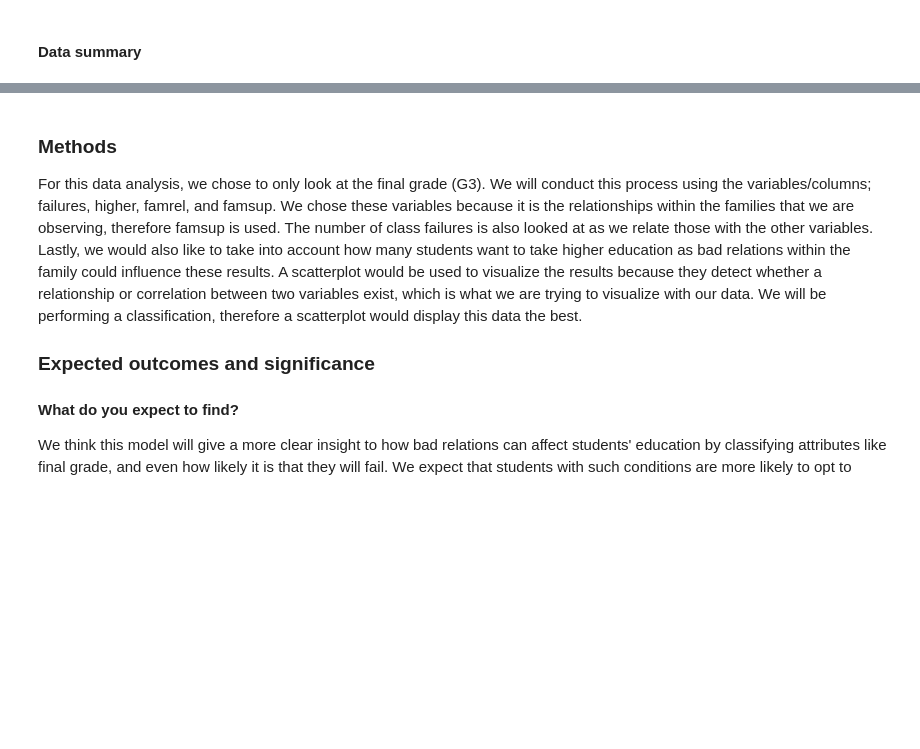
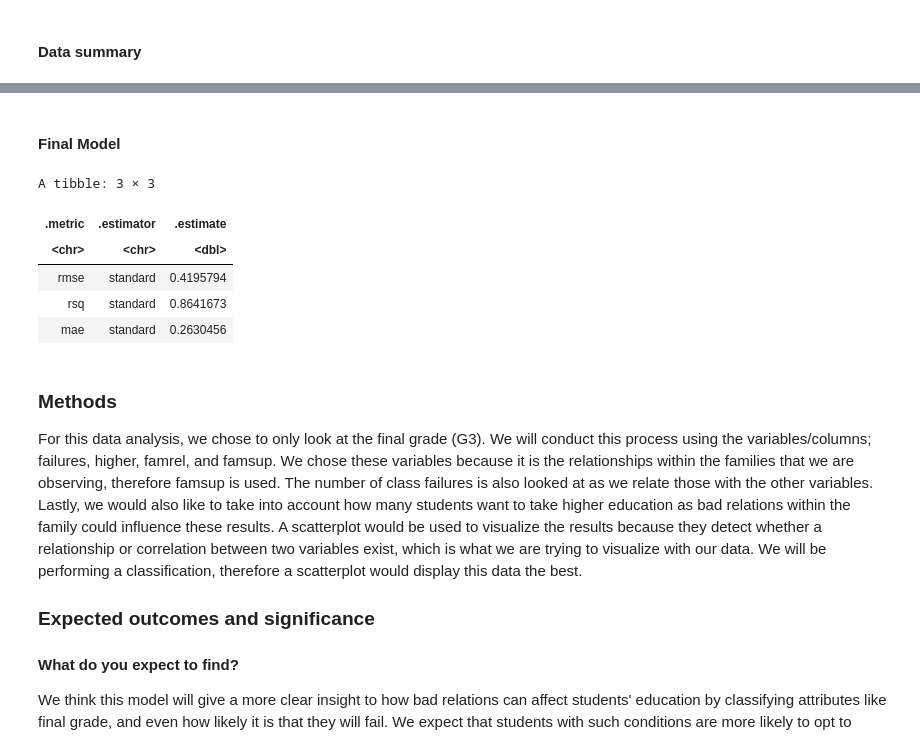
Before and after one commit to ethanthoma/dsci-100-group-project, a Jupyter notebook: Proposal.ipynb, the cells around one changed output, grey strips where cells are left out. Drawn from its saved outputs; the diff is of its cells as text; code cells hidden in the pictures; blank space fills up the shorter version.

```diff
--- a/Proposal.ipynb
+++ b/Proposal.ipynb
@@ -113,3 +141,25 @@ regression_plot
+# %% [markdown]
+#### Final Model
+# %%
+student_spec <- nearest_neighbor(weight_func = "rectangular", neighbors = 3) %>%
+    set_engine("kknn") %>%
+    set_mode("regression")
+
+student_predictions <- workflow() %>%
+    add_recipe(rec) %>%
+    add_model(student_spec) %>%
+    fit(student_train) %>%
+    predict(student_test) %>%
+    bind_cols(student_test)
+student_predictions %>%
+    metrics(truth = G3, estimate = .pred)
+# %% [output]
+A tibble: 3 × 3
+| .metric | .estimator | .estimate |
+| <chr> | <chr> | <dbl> |
+| rmse | standard | 0.4195794 |
+| rsq | standard | 0.8641673 |
+| mae | standard | 0.2630456 |
 # %% [markdown]
 ### Methods
 
```
Also changed, not shown: parts of 8 cells of this notebook.
